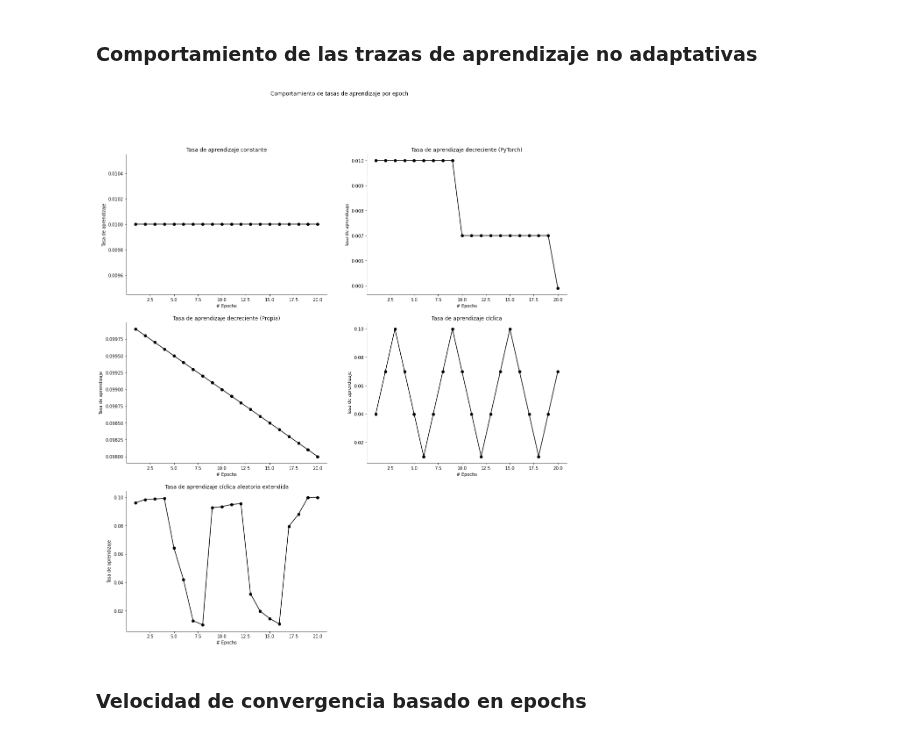
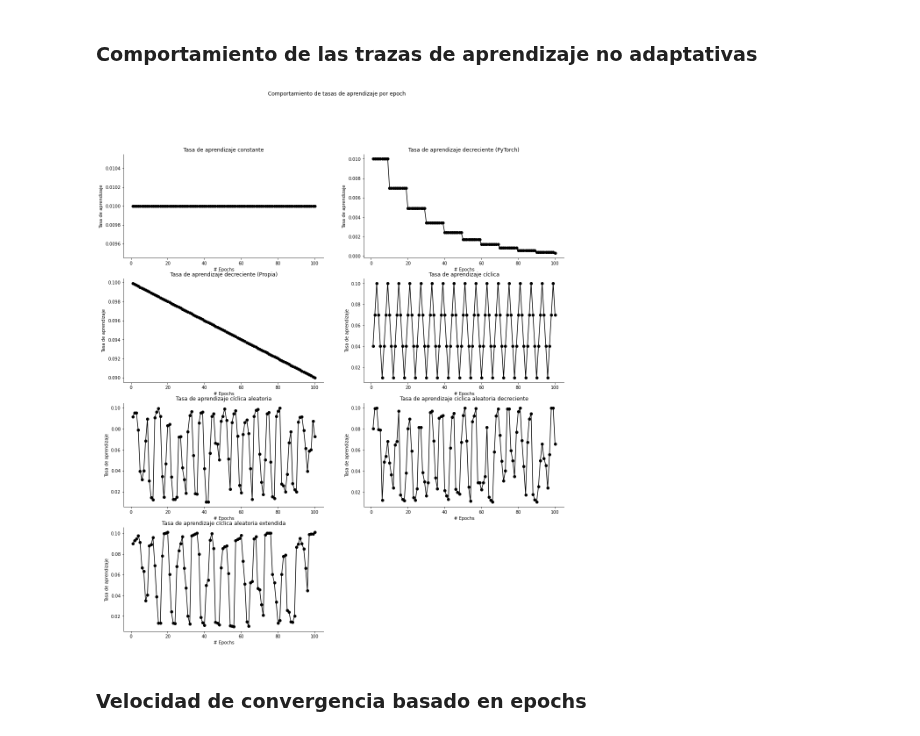
Before and after one commit to DenisPerez/NN_Tests_DG, a Jupyter notebook: Experimento1.ipynb, the cells around one changed output. Saved outputs shown, nothing was run; the diff lists cells and outputs as text; code cells hidden in the pictures.

```diff
--- a/Experimento1.ipynb
+++ b/Experimento1.ipynb
@@ -253,7 +232,7 @@ def train(model, optimizer, scheduler: None, mb_size):
     acc_list = [0.0]
     cost_list = [0.0]
     lr_list = [0.0]
-    while (i < 20):
+    while (i < 100):
         if (epoch_acc >= 0.97 and unregistered):
           iter_found = i
           unregistered = False
@@ -278,7 +257,7 @@ def train(model, optimizer, scheduler: None, mb_size):
           lr = optimizer.param_groups[0]['lr']
           lr_list.append(lr)
         i+=1
-        epoch_acc, _ = accuracy(model, x_val_tensor, y_val_tensor, mb_size)
+        epoch_acc = accuracy(model, x_val_tensor, y_val_tensor, mb_size)
         epoch_cost = cost.item()
 
         #append
@@ -311,8 +281,7 @@ def DeleteZerosFromList(dic_list: list) -> list:
 # %% [markdown]
 ### Variables globales
 # %%
-MAX_ITERATIONS = 1
-NUM_CLASSES = 10
+MAX_ITERATIONS = 15
 
 layer1 = 500
 layer2 = 500
@@ -400,9 +369,9 @@ def Fixed():
     torch.cuda.synchronize()
     fixed_time = start.elapsed_time(end)
 
-    fixed_acc, fixed_cm = accuracy(modelFixed, x_test_tensor,  y_test_tensor, mb_size)
+    fixed_acc = accuracy(modelFixed, x_test_tensor,  y_test_tensor, mb_size)
 
-    return fixed_acc_list, fixed_cost_list, fixed_lr_list, fixed_time, fixed_acc, fixed_epochs, fixed_cm
+    return fixed_acc_list, fixed_cost_list, fixed_lr_list, fixed_time, fixed_acc, fixed_epochs
 # %%
 
 resultados['fixed'] = {}
@@ -411,17 +380,15 @@ resultados['fixed']['test_acc'] = 0
 resultados['fixed']['cost'] = [0] * epochs
 resultados['fixed']['time'] = 0
 resultados['fixed']['epochs'] = 0
-resultados['fixed']['cm'] = np.zeros((NUM_CLASSES, NUM_CLASSES))
 
 
 for _ in range(MAX_ITERATIONS):
-    fixed_acc_list, fixed_cost_list, fixed_lr_list, fixed_time, fixed_acc, fixed_epochs, fixed_cm = Fixed()
+    fixed_acc_list, fixed_cost_list, fixed_lr_list, fixed_time, fixed_acc, fixed_epochs = Fixed()
     resultados['fixed']['val_acc_list'] = SumList(resultados['fixed']['val_acc_list'], fixed_acc_list)
     resultados['fixed']['test_acc'] += fixed_acc
     resultados['fixed']['cost'] = SumList(resultados['fixed']['cost'], fixed_cost_list)
     resultados['fixed']['time'] += fixed_time
     resultados['fixed']['epochs'] += fixed_epochs
-    resultados['fixed']['cm'] += fixed_cm
 
 #Saving results
 resultados['fixed']['name'] = 'Fijo'
@@ -431,4 +398,3 @@ resultados['fixed']['val_acc_list'] = DeleteZerosFromList(DivideList(resultados[
 resultados['fixed']['cost'] = DeleteZerosFromList(DivideList(resultados['fixed']['cost'], MAX_ITERATIONS))
 resultados['fixed']['time'] = resultados['fixed']['time']/ MAX_ITERATIONS
 resultados['fixed']['epochs'] = resultados['fixed']['epochs'] / MAX_ITERATIONS
-resultados['fixed']['cm'] = resultados['fixed']['cm'] / MAX_ITERATIONS
@@ -1174,50 +1090,54 @@ L-BFGS: 100, L-BFGS con búsqueda:203
 # %%
 from matplotlib.ticker import MultipleLocator
 
-fig, ax = plt.subplots(3,2,figsize=(18, 20))
+fig, ax = plt.subplots(4,2,figsize=(18, 20))
 # method = [fixed_lr_list, decay_lr_list, our_decay_lr_list,cyclic_lr_list, random_cyclic_lr_list]
 
 method = [fixed_lr_list,
           decay_lr_list,
           our_decay_lr_list,
           cyclic_lr_list,
+          random_cyclic_lr_list,
+          random_cyclic_decrement_lr_list,
           random_cyclic_extended_lr_list]
 
 names = ['Tasa de aprendizaje constante',
          'Tasa de aprendizaje decreciente (PyTorch)',
          'Tasa de aprendizaje decreciente (Propia)',
          'Tasa de aprendizaje cíclica',
+         'Tasa de aprendizaje cíclica aleatoria',
+         'Tasa de aprendizaje ciclica aleatoria decreciente',
          'Tasa de aprendizaje cíclica aleatoria extendida']
 i = 0
-for a in range(3):
+for a in range(4):
   for b in range(2):
-    if(a==2 and b==1):
+    if(a==3 and b==1):
       ax[a,b].spines['top'].set_visible(False)
       ax[a,b].spines['right'].set_visible(False)
       ax[a,b].spines['bottom'].set_visible(False)
       ax[a,b].spines['left'].set_visible(False)
       plt.axis('off')
       break
     ax[a,b].plot(range(len(method[i]))[1:],
             method[i][1:],
             'black',
             marker = 'o')
     #ax[a,b].set_xlim([1, len(method[i])])
     #ax[a,b].set_ylim([0, max(method[i]) + 0.01])
     ax[a,b].set_xlabel('# Epochs') #, fontsize = 18)
     ax[a,b].set_ylabel('Tasa de aprendizaje') #, fontsize = 18)
     ax[a,b].spines['top'].set_visible(False)
     ax[a,b].spines['right'].set_visible(False)
     #ax[a,b].xaxis.set_major_locator(MultipleLocator(len(method[i])//4))
     #ax[a,b].xaxis.set_minor_locator(MultipleLocator(len(method[i])//4))
     ax[a,b].set_title(names[i])
     i+=1
 
 
 fig.suptitle('Comportamiento de tasas de aprendizaje por epoch')
 fig.show()
 # %% [output]
-[figure, old version]
+[figure, new version]
 # %% [markdown]
 ### Velocidad de convergencia basado en epochs
 # %%
```
Also changed, not shown: parts of 19 cells of this notebook.
